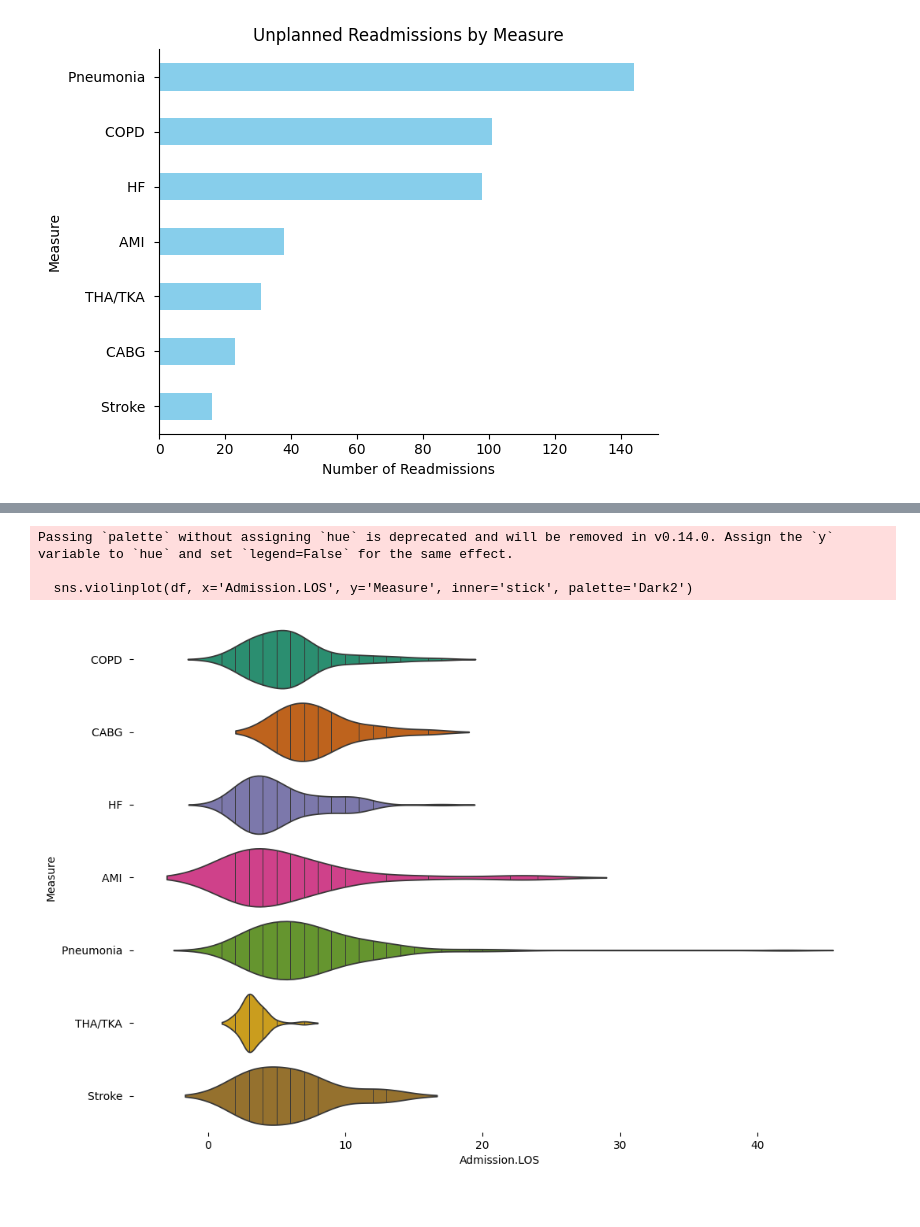
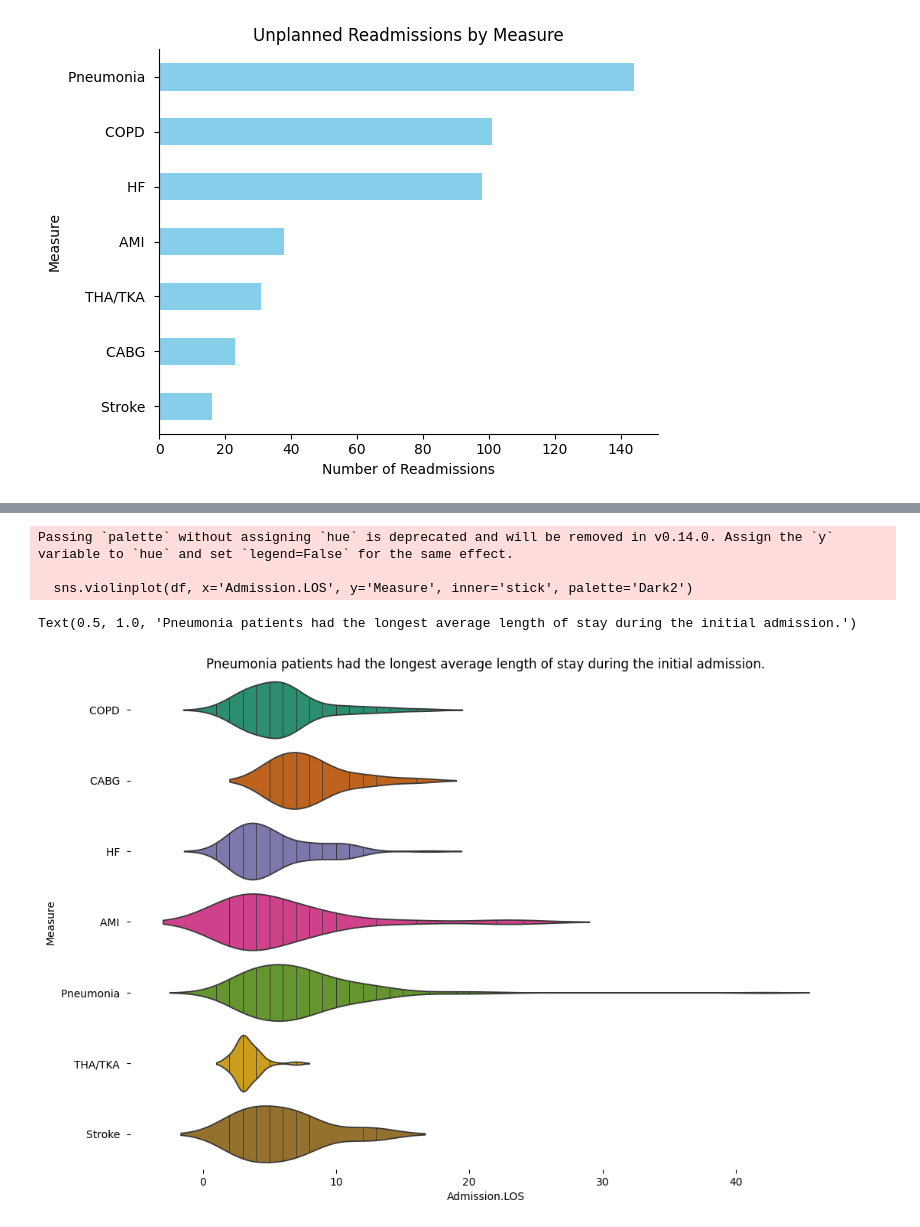
Before and after one commit to lunamajumder/Health-care-data-analysis, a Jupyter notebook: Health_care_data_analysis.ipynb, the cells around one changed output, grey strips where cells are left out. Drawn from its saved outputs; the diff is of its cells as text; code cells hidden in the pictures.

```diff
--- a/Health_care_data_analysis.ipynb
+++ b/Health_care_data_analysis.ipynb
@@ -34,17 +36,19 @@ plt.gca().spines[['top', 'right',]].set_visible(False)
 # %%
 # @title Pneumonia patients had the longest average length of stay during the initial admission.
 
 from matplotlib import pyplot as plt
 import seaborn as sns
 figsize = (12, 1.2 * len(df['Measure'].unique()))
 plt.figure(figsize=figsize)
 sns.violinplot(df, x='Admission.LOS', y='Measure', inner='stick', palette='Dark2')
 sns.despine(top=True, right=True, bottom=True, left=True)
+plt.title('Pneumonia patients had the longest average length of stay during the initial admission.')
 # %% [output]
 Passing `palette` without assigning `hue` is deprecated and will be removed in v0.14.0. Assign the `y` variable to `hue` and set `legend=False` for the same effect.
 
   sns.violinplot(df, x='Admission.LOS', y='Measure', inner='stick', palette='Dark2')
+Text(0.5, 1.0, 'Pneumonia patients had the longest average length of stay during the initial admission.')
-[figure, old version]
+[figure, new version]
 # %%
 # @title Among unplanned readmissions, Stroke patients had the longest average length of stay, followed by those with COPD, Heart Failure, and Pneumonia.
 from matplotlib import pyplot as plt
```
Also changed, not shown: parts of 3 cells of this notebook.
